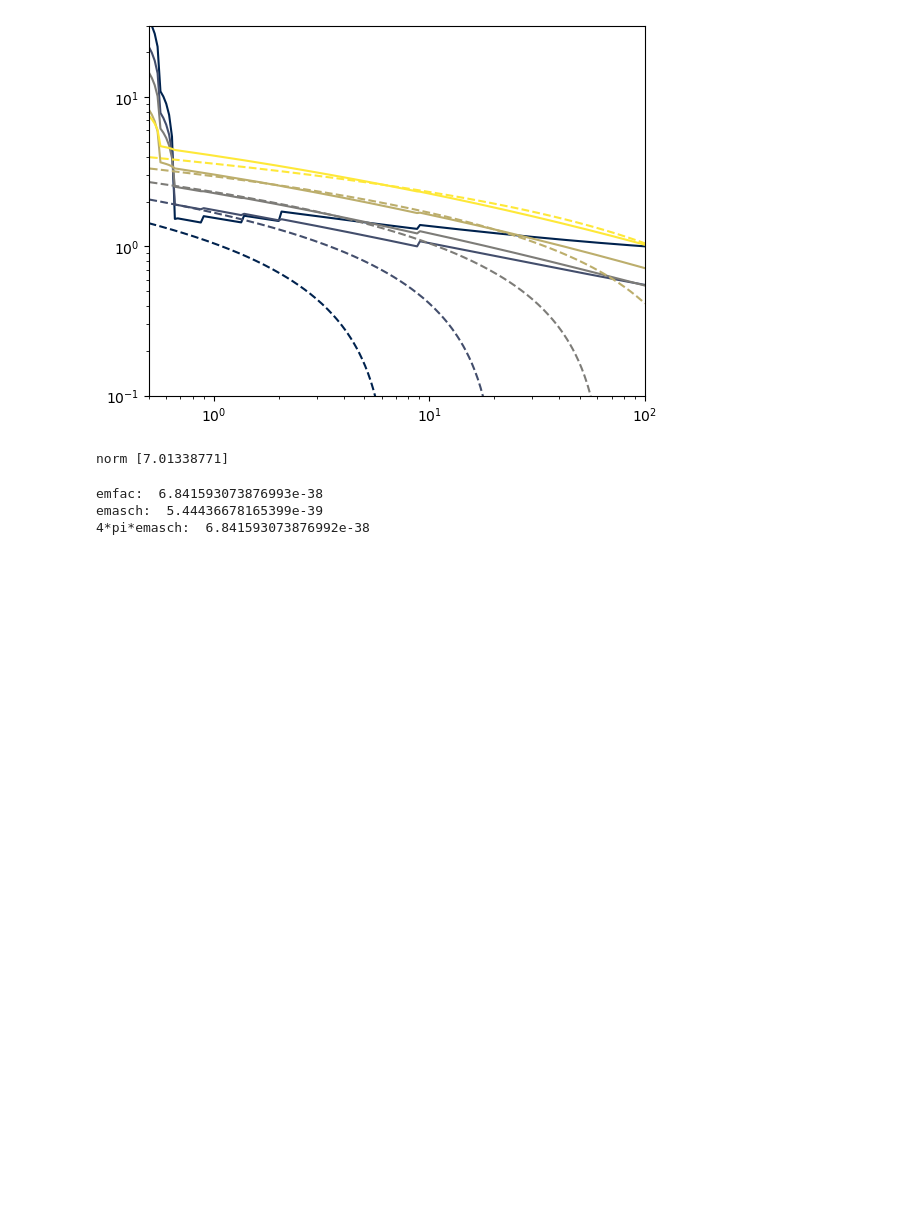
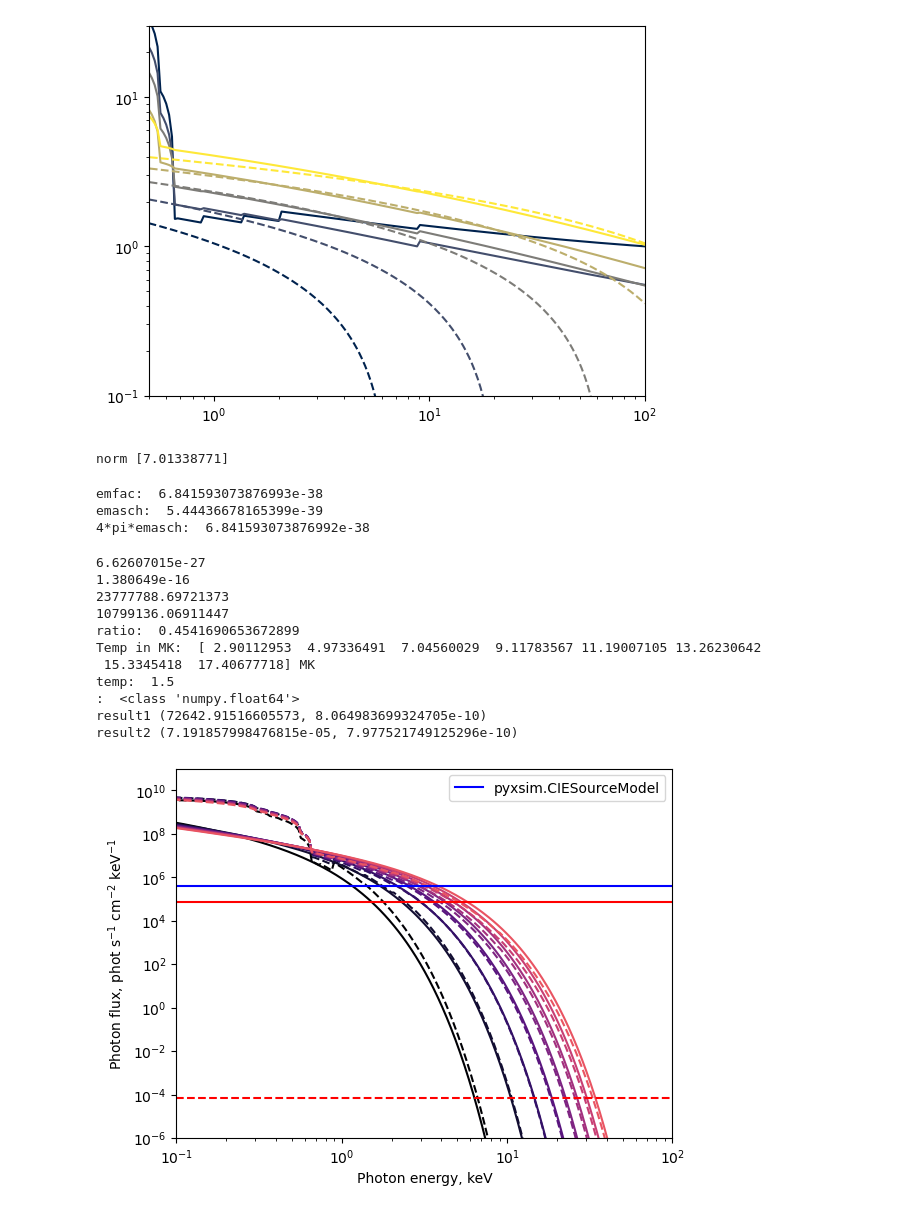
Before and after one commit to pasvalietis/rad_transfer, a Jupyter notebook: freefree/Thermal_bremsstrahlung.ipynb, the cells around one changed output. Drawn from its saved outputs; the diff is of its cells as text; code cells hidden in the pictures; blank space fills up the shorter version.

Commit message:
Derived an equation for brem_49

```diff
--- a/freefree/Thermal_bremsstrahlung.ipynb
+++ b/freefree/Thermal_bremsstrahlung.ipynb
@@ -225,3 +229,62 @@ print('4*pi*emasch: ', em_asch * 4. * np.pi)
 emfac:  6.841593073876993e-38
 emasch:  5.44436678165399e-39
 4*pi*emasch:  6.841593073876992e-38
+# %%
+'''
+Testing brm_49 equation in comparison to the photon emissivity given by Aschwanden
+'''
+
+import scipy.integrate as integrate
+import scipy.special as special
+
+print(h)
+print(k_B)
+k_B_keV = const.k_B.to(u.keV/u.K).value
+
+factor_49 = 8.1e-39 * 1e49 * np.sqrt(k_B_keV)
+print(factor_49)
+print(1.e8/9.26)
+print('ratio: ', 1.e8/(9.26*factor_49))
+
+energies = np.logspace(-2,2,300)
+kT = 0.15
+kT_arr = np.linspace(0.25, 1.5, 8)
+print('Temp in MK: ', (kT_arr*u.keV).to(u.MK, equivalencies=u.temperature_energy()))
+
+evenly_spaced_interval = np.linspace(0, 1, int(1.5*len(kT_arr)))
+colors = [cm.magma(x) for x in evenly_spaced_interval]
+
+for i in range(len(kT_arr)):
+    plt.loglog(energies, brem_49(kT_arr[i], energies), '--', color = colors[i])
+    plt.loglog(energies, factor_49*np.exp(-energies/kT_arr[i])/(energies*np.sqrt(kT_arr[i])), color = colors[i])
+
+print('temp: ', kT_arr[len(kT_arr)-1])
+print(': ', type(factor_49))
+flux_max = integrate.quad(lambda x: factor_49*np.exp(-x/kT_arr[len(kT_arr)-1])/(x*np.sqrt(kT_arr[len(kT_arr)-1])), 6., 12.)
+flux_min = integrate.quad(lambda x: factor_49*np.exp(-x/kT_arr[0])/(x*np.sqrt(kT_arr[0])), 6., 12.)
+print('result1', flux_max)
+print('result2', flux_min)
+
+plt.axhline(y = flux_max[0], color = 'r', linestyle = '-')
+plt.axhline(y = flux_min[0], color = 'r', linestyle = '--')
+plt.axhline(y = 409585.62768222747, color = 'b', linestyle = '-', label='pyxsim.CIESourceModel')
+plt.legend()
+
+plt.xlim(1e-1,1e2)
+plt.ylim(1e-6,1e11)
+plt.xlabel("Photon energy, keV")
+plt.ylabel("Photon flux, phot s$^{-1}$ cm$^{-2}$ keV$^{-1}$")
+plt.show()
+# %% [output]
+6.62607015e-27
+1.380649e-16
+23777788.69721373
+10799136.06911447
+ratio:  0.4541690653672899
+Temp in MK:  [ 2.90112953  4.97336491  7.04560029  9.11783567 11.19007105 13.26230642
+ 15.3345418  17.40677718] MK
+temp:  1.5
+:  <class 'numpy.float64'>
+result1 (72642.91516605573, 8.064983699324705e-10)
+result2 (7.191857998476815e-05, 7.977521749125296e-10)
+[figure, added]
```
Also changed, not shown: parts of 1 cell of this notebook.
